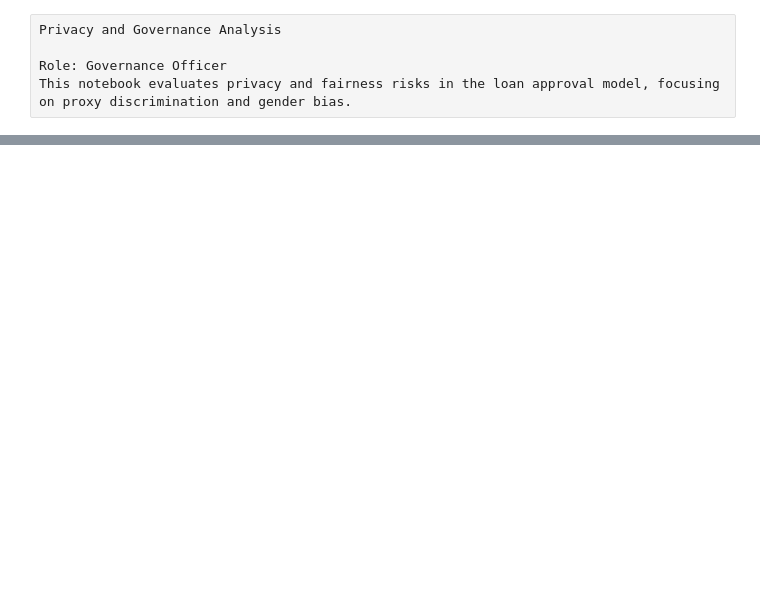
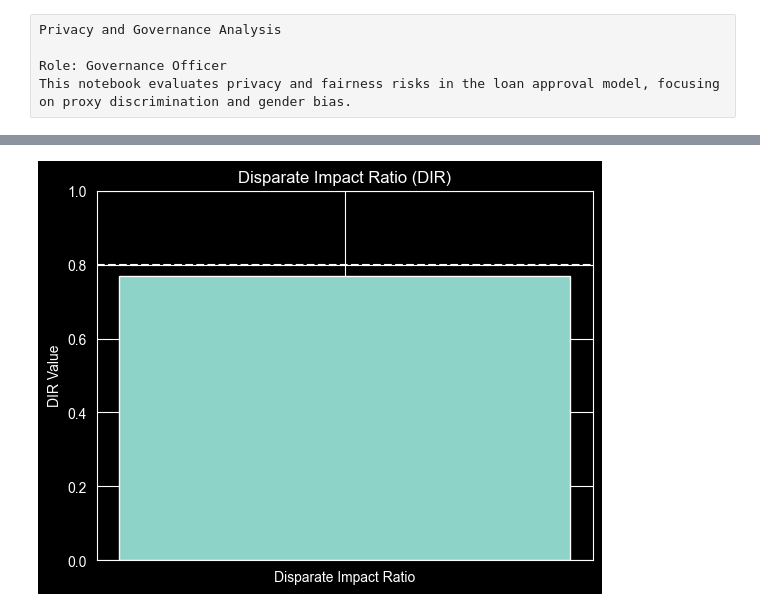
Before and after one commit to korbidietl/dego_gp_txc1, a Jupyter notebook: notebooks/03-privacy-demo.ipynb, the cells around one changed output, grey strips where cells are left out. Cells and saved outputs as stored; diff of their text form; code cells hidden in the pictures; blank space fills up the shorter version.

```diff
--- a/notebooks/03-privacy-demo.ipynb
+++ b/notebooks/03-privacy-demo.ipynb
@@ -20,0 +180,17 @@ df.head()
+# %%
+DIR = female_rate / male_rate
+
+plt.figure()
+
+plt.bar(["Disparate Impact Ratio"], [DIR])
+
+plt.axhline(0.8, linestyle="--")
+
+plt.title("Disparate Impact Ratio (DIR)")
+plt.ylabel("DIR Value")
+
+plt.ylim(0,1)
+
+plt.show()
+# %% [output]
+[figure, added]
```
Also changed, not shown: parts of 7 cells of this notebook.
